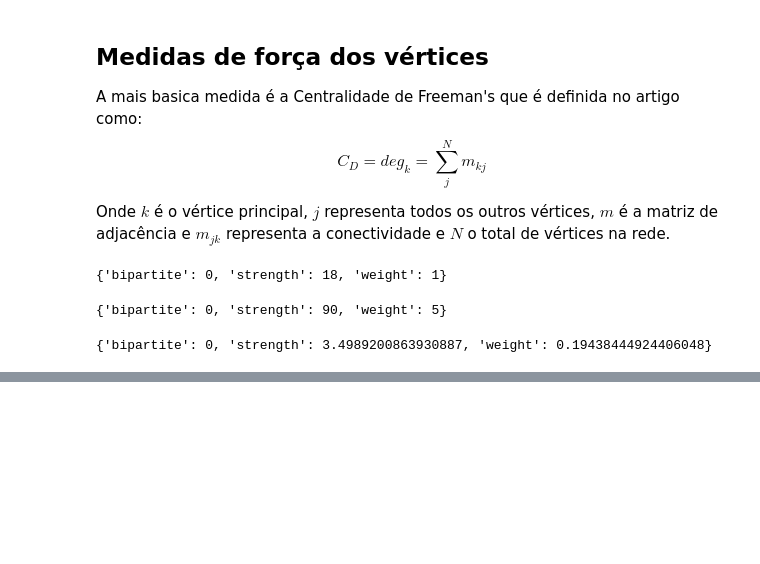
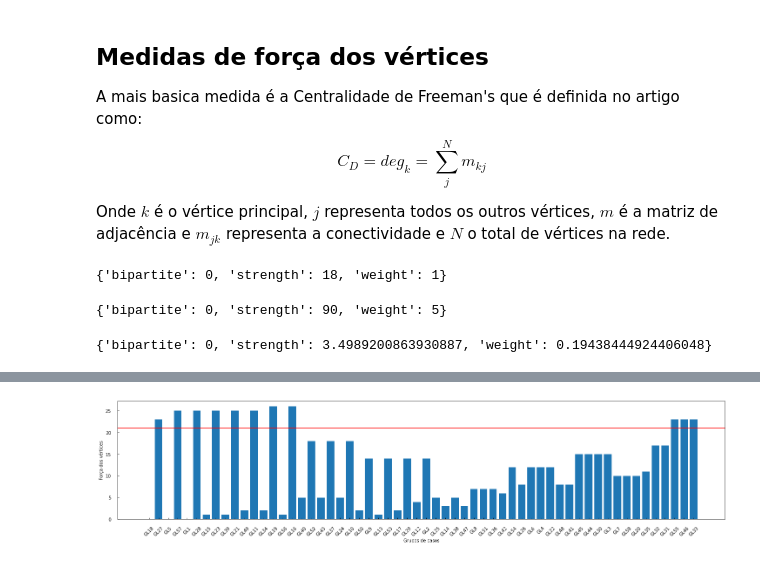
Before and after one commit to lstival/mo826, a Jupyter notebook: P3/P3_MO826.ipynb, the cells around one changed output, grey strips where cells are left out. Drawn from its saved outputs; the diff is of its cells as text; code cells hidden in the pictures; blank space fills up the shorter version.

```diff
--- a/P3/P3_MO826.ipynb
+++ b/P3/P3_MO826.ipynb
@@ -223,0 +277,4 @@ G1_newman.nodes[node]
+# %%
+plot_stregth(G1_binary, 0)
+# %% [output]
+[figure, added]
```
Also changed, not shown: parts of 34 cells of this notebook.
